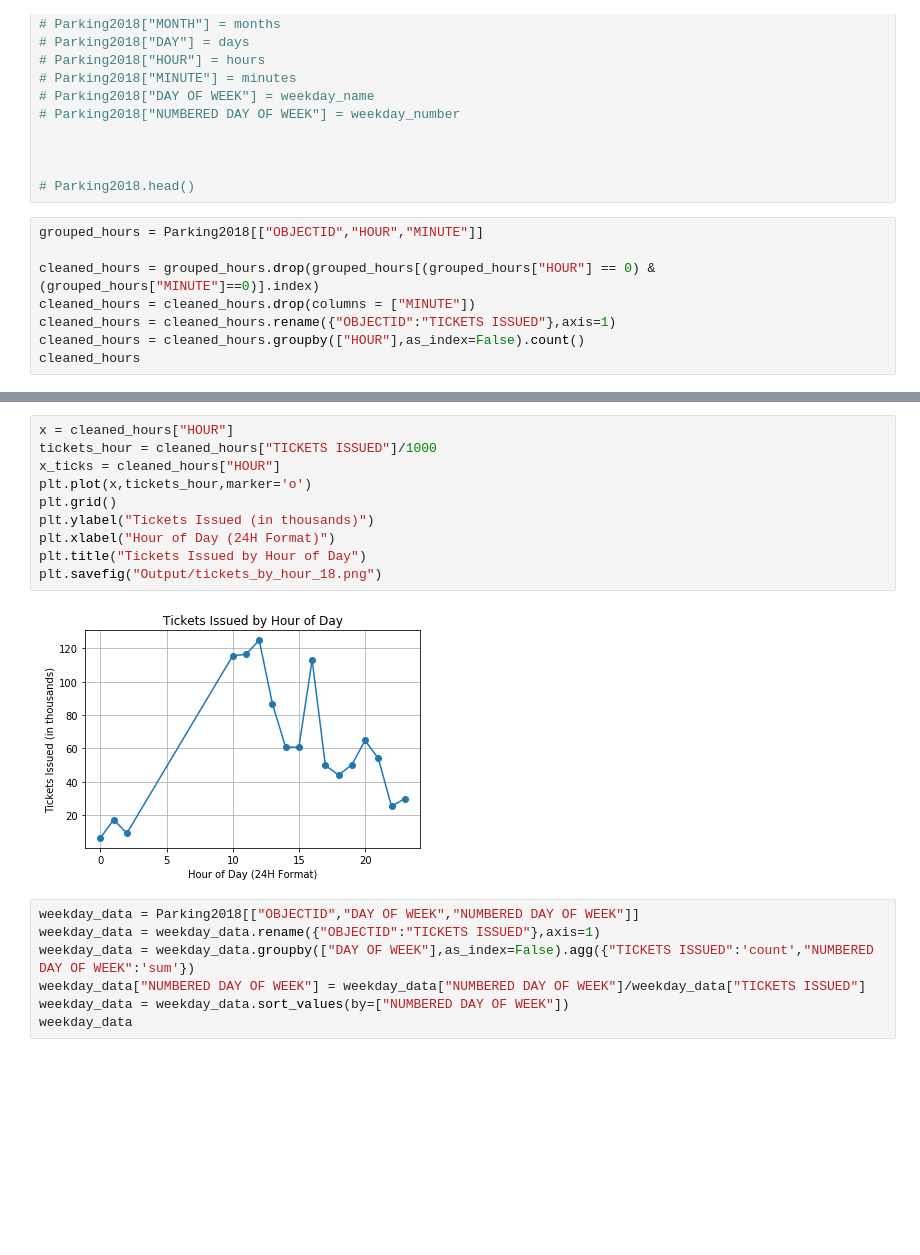
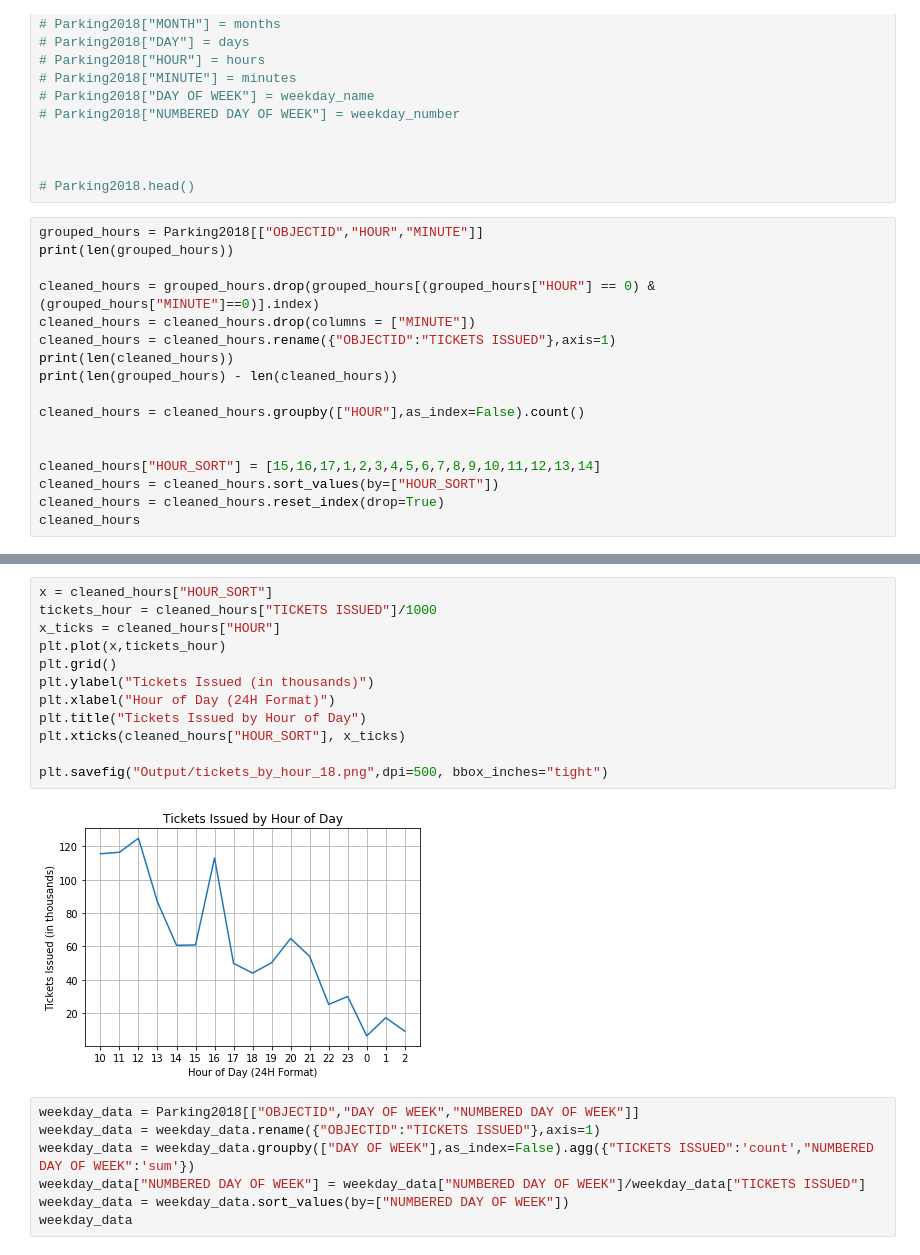
Before and after one commit to MimiB2010/ParkingTicketAnalysisInDC, a Jupyter notebook: Parking2018-HourWeekdayMonthAnalysis.ipynb, the cells around one changed output, grey strips where cells are left out. Saved outputs shown, nothing was run; the diff lists cells and outputs as text; blank space fills up the shorter version.

```diff
--- a/Parking2018-HourWeekdayMonthAnalysis.ipynb
+++ b/Parking2018-HourWeekdayMonthAnalysis.ipynb
@@ -57,10 +57,19 @@ Parking2018.head()
 # Parking2018.head()
 # %%
 grouped_hours = Parking2018[["OBJECTID","HOUR","MINUTE"]]
+print(len(grouped_hours))
 
 cleaned_hours = grouped_hours.drop(grouped_hours[(grouped_hours["HOUR"] == 0) & (grouped_hours["MINUTE"]==0)].index)
 cleaned_hours = cleaned_hours.drop(columns = ["MINUTE"])
 cleaned_hours = cleaned_hours.rename({"OBJECTID":"TICKETS ISSUED"},axis=1)
+print(len(cleaned_hours))
+print(len(grouped_hours) - len(cleaned_hours))
+
 cleaned_hours = cleaned_hours.groupby(["HOUR"],as_index=False).count()
+
+
+cleaned_hours["HOUR_SORT"] = [15,16,17,1,2,3,4,5,6,7,8,9,10,11,12,13,14]
+cleaned_hours = cleaned_hours.sort_values(by=["HOUR_SORT"])
+cleaned_hours = cleaned_hours.reset_index(drop=True)
 cleaned_hours
 # %% [output]
@@ -85,15 +97,17 @@ cleaned_hours
 # %%
-x = cleaned_hours["HOUR"]
+x = cleaned_hours["HOUR_SORT"]
 tickets_hour = cleaned_hours["TICKETS ISSUED"]/1000
 x_ticks = cleaned_hours["HOUR"]
-plt.plot(x,tickets_hour,marker='o')
+plt.plot(x,tickets_hour)
 plt.grid()
 plt.ylabel("Tickets Issued (in thousands)")
 plt.xlabel("Hour of Day (24H Format)")
 plt.title("Tickets Issued by Hour of Day")
-plt.savefig("Output/tickets_by_hour_18.png")
+plt.xticks(cleaned_hours["HOUR_SORT"], x_ticks)
+
+plt.savefig("Output/tickets_by_hour_18.png",dpi=500, bbox_inches="tight")
 # %% [output]
-[figure, old version]
+[figure, new version]
 # %%
 weekday_data = Parking2018[["OBJECTID","DAY OF WEEK","NUMBERED DAY OF WEEK"]]
 weekday_data = weekday_data.rename({"OBJECTID":"TICKETS ISSUED"},axis=1)
```
Also changed, not shown: parts of 3 cells of this notebook, 3 other files.
